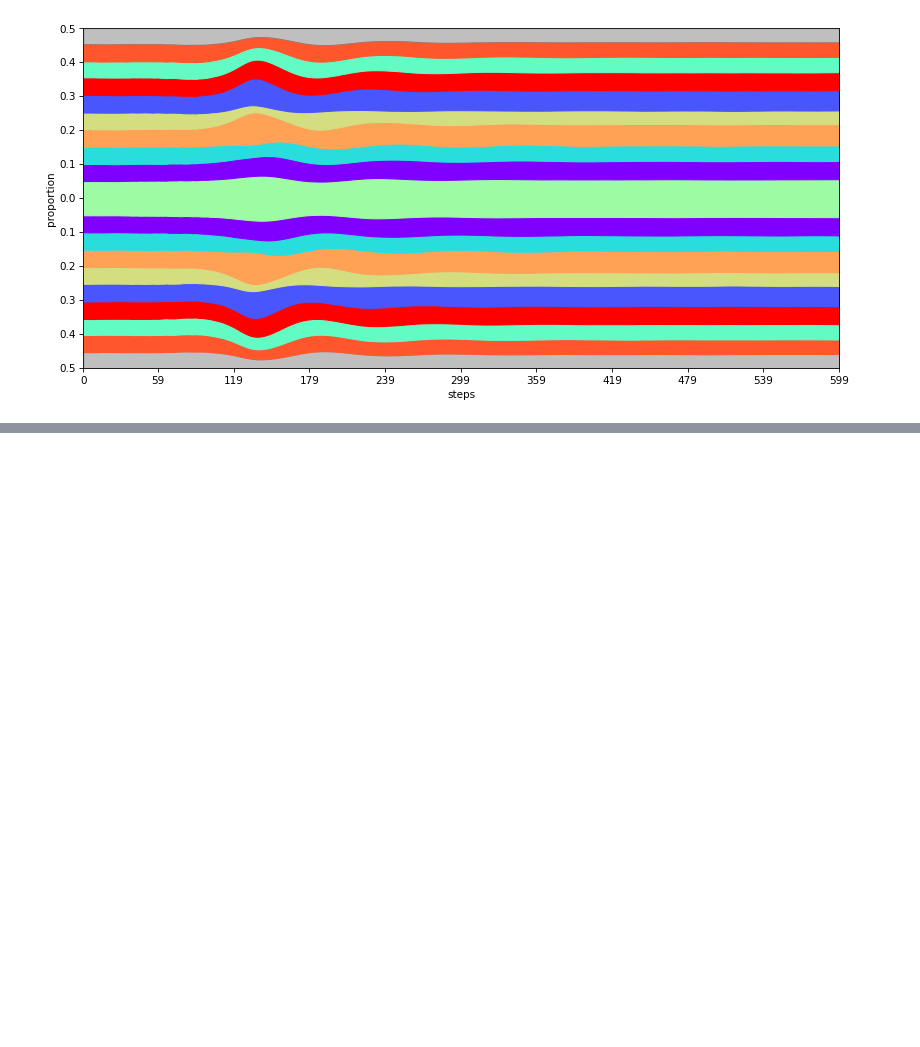
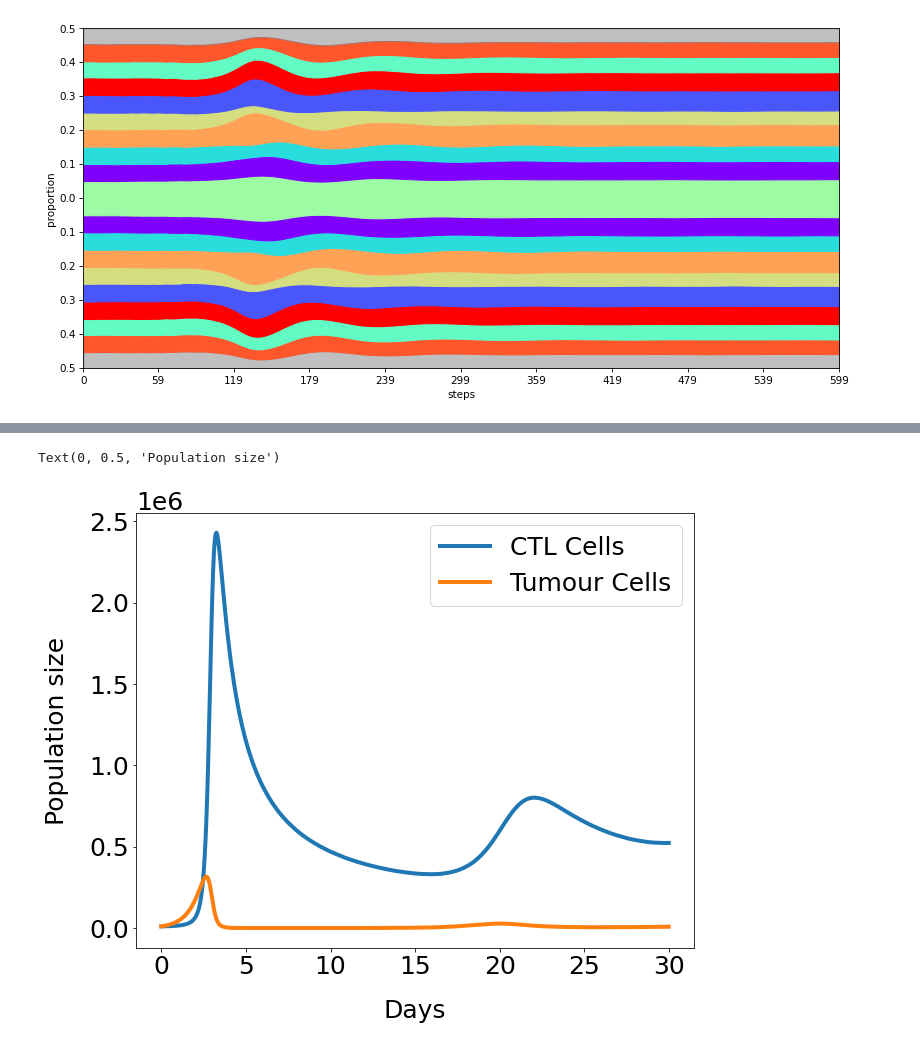
Before and after one commit to alienmist325/tumour_immune_interactions, a Jupyter notebook: sim/graphing.ipynb, the cells around one changed output, grey strips where cells are left out. Saved outputs shown, nothing was run; the diff lists cells and outputs as text; code cells hidden in the pictures; blank space fills up the shorter version.

```diff
--- a/sim/graphing.ipynb
+++ b/sim/graphing.ipynb
@@ -234,0 +244,15 @@ fish(sim, "CTL")
+# %%
+plt.rcParams["figure.figsize"] = (10, 8)
+plt.rcParams["font.size"] = 25
+plt.rcParams["lines.linewidth"] = 4
+plt.rcParams["xtick.labelbottom"] = True
+
+font1 = {"size":20}
+
+plt = graph(sim)
+plt.xlabel("Days", labelpad=20)
+plt.ylabel("Population size", labelpad=20)
+# plt.title("Dynamics of the populations over 30 days \n", fontdict={"size":25})
+# %% [output]
+Text(0, 0.5, 'Population size')
+[figure, added]
```
Also changed, not shown: parts of 3 cells of this notebook, 2 other files.
